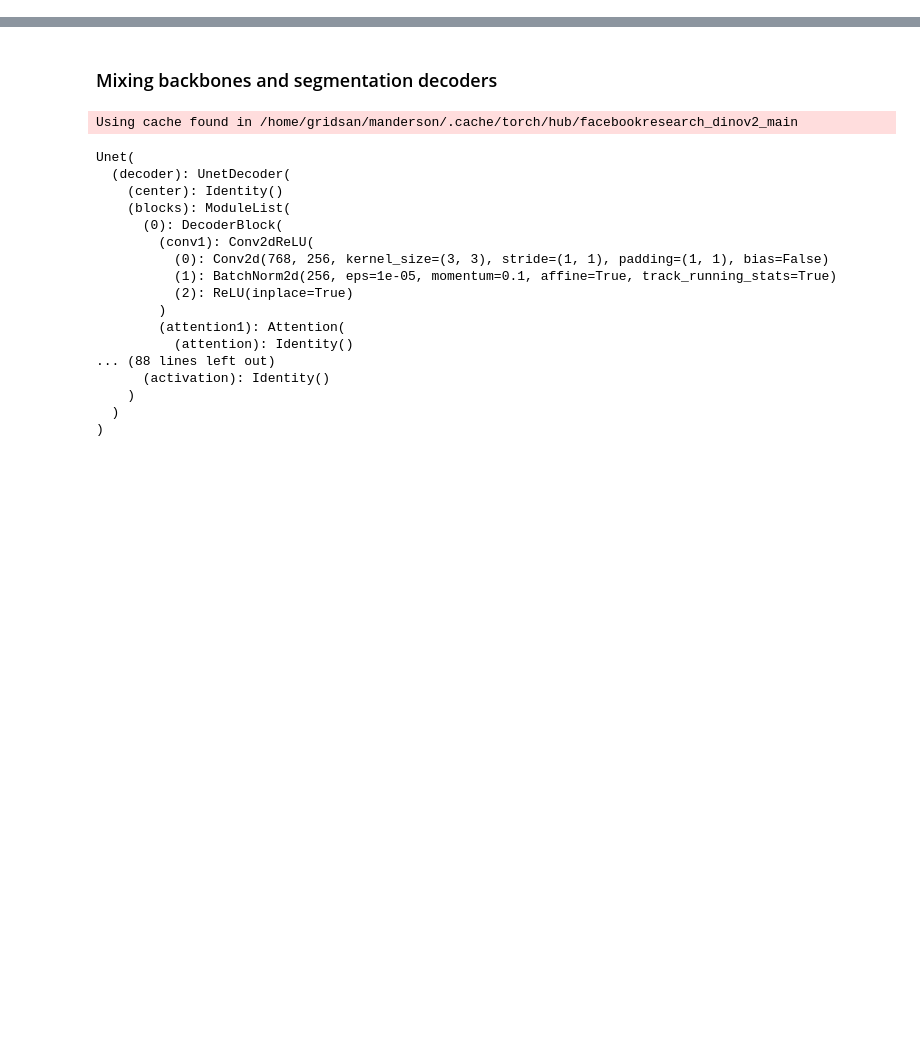
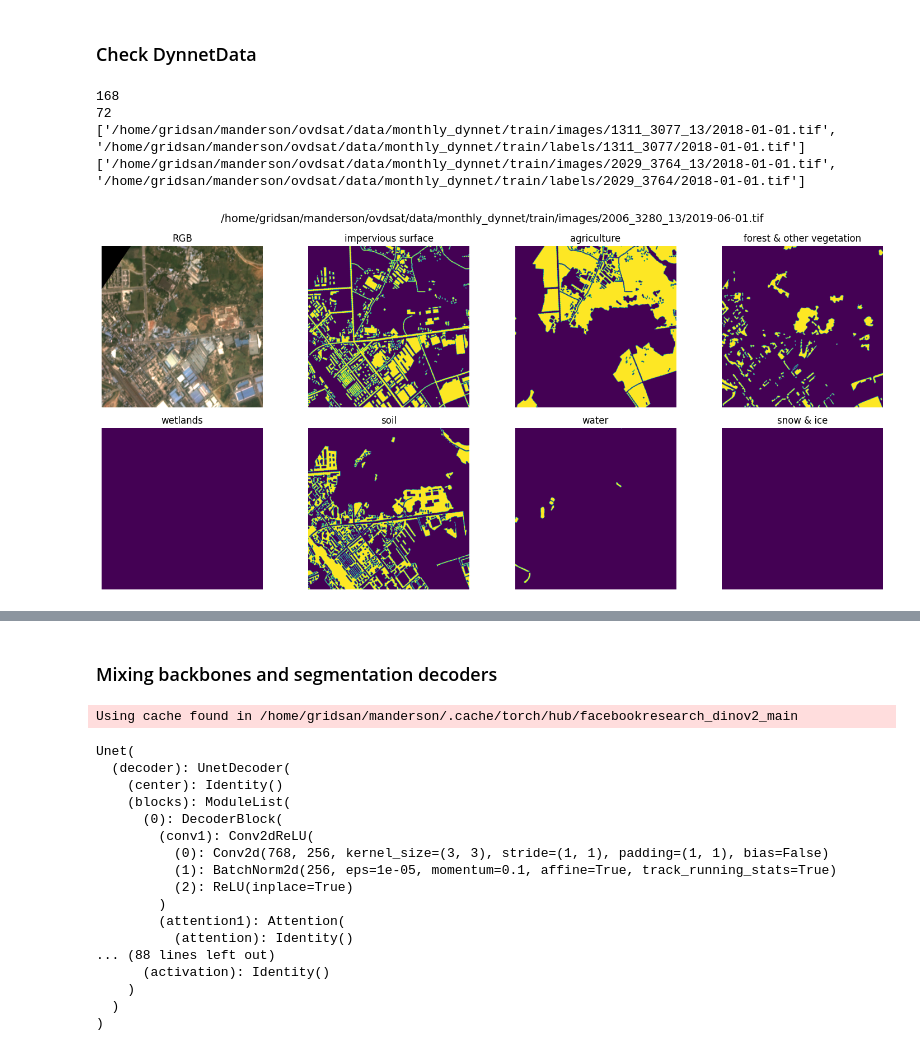
Before and after one commit to madelineloui/ovdsat, a Jupyter notebook: dynnet.ipynb, the cells around one changed output, grey strips where cells are left out. Cells and saved outputs as stored; diff of their text form; code cells hidden in the pictures; blank space fills up the shorter version.

Commit message:
add segmentation for dynnet

```diff
--- a/dynnet.ipynb
+++ b/dynnet.ipynb
@@ -59,0 +51,48 @@ plt.show()
+# %% [markdown]
+### Check DynnetData
+# %%
+train_split = '/home/gridsan/manderson/ovdsat/data/monthly_dynnet/splits/train_split_10-1.txt'
+val_split = '/home/gridsan/manderson/ovdsat/data/monthly_dynnet/splits/val_split_10-1.txt'
+
+train_data = DynnetData(train_split)
+val_data = DynnetData(val_split)
+
+print(len(train_data))
+print(len(val_data))
+
+print(train_data.samples[0])
+print(val_data.samples[0])
+# %% [output]
+168
+72
+['/home/gridsan/manderson/ovdsat/data/monthly_dynnet/train/images/1311_3077_13/2018-01-01.tif', '/home/gridsan/manderson/ovdsat/data/monthly_dynnet/train/labels/1311_3077/2018-01-01.tif']
+['/home/gridsan/manderson/ovdsat/data/monthly_dynnet/train/images/2029_3764_13/2018-01-01.tif', '/home/gridsan/manderson/ovdsat/data/monthly_dynnet/train/labels/2029_3764/2018-01-01.tif']
+# %%
+titles = ['RGB', 'impervious surface', 'agriculture', 'forest & other vegetation', 'wetlands', 'soil', 'water', 'snow & ice']
+# %%
+# Train data
+rand_idx = random.randint(0, len(train_data))
+
+img, mask = train_data[rand_idx]
+#rgb = np.array(np.transpose(img[:-1,:,:], (1, 2, 0)))
+rgb = np.array(np.dstack((img[2], img[1], img[0])))
+norm_rgb = (rgb - rgb.min())/(rgb.max() - rgb.min())
+rs_rgb = rescale(norm_rgb)
+
+# Create a 2x4 grid for the images
+fig, axes = plt.subplots(2, 4, figsize=(15, 7))  # Adjust figure size as needed
+
+# Plot each image
+for i, ax in enumerate(axes.flat):
+    if i == 0:
+        ax.imshow(rs_rgb)
+    else:
+        ax.imshow(mask[i-1])
+    ax.set_title(titles[i], fontsize=12)
+    ax.axis('off')  # Hide axis
+
+plt.suptitle(dataobj.get_id(rand_idx)[0], fontsize=14)
+plt.tight_layout()
+plt.show()
+# %% [output]
+[figure, added]
```
Also changed, not shown: parts of 12 cells of this notebook, 4 other files.
